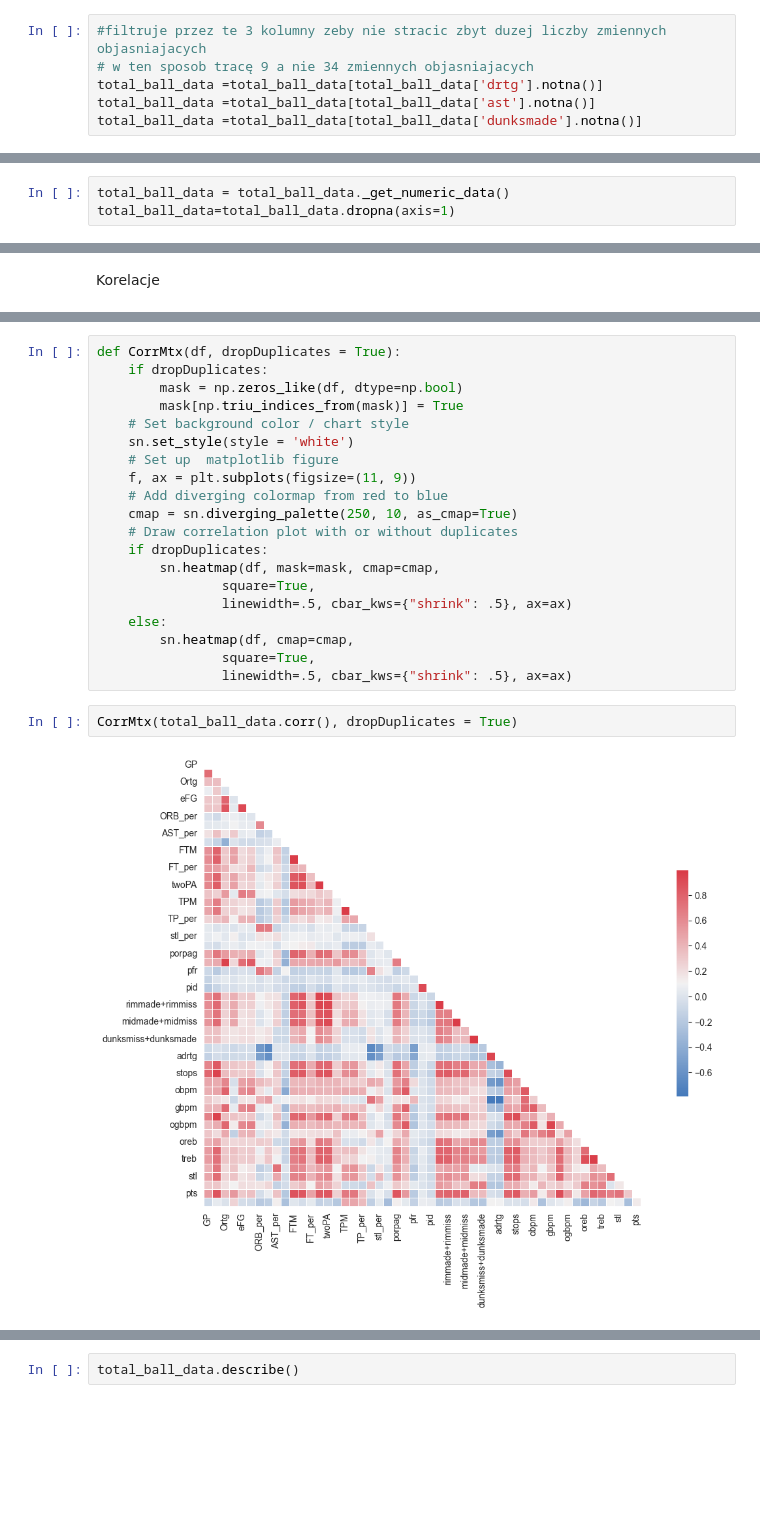
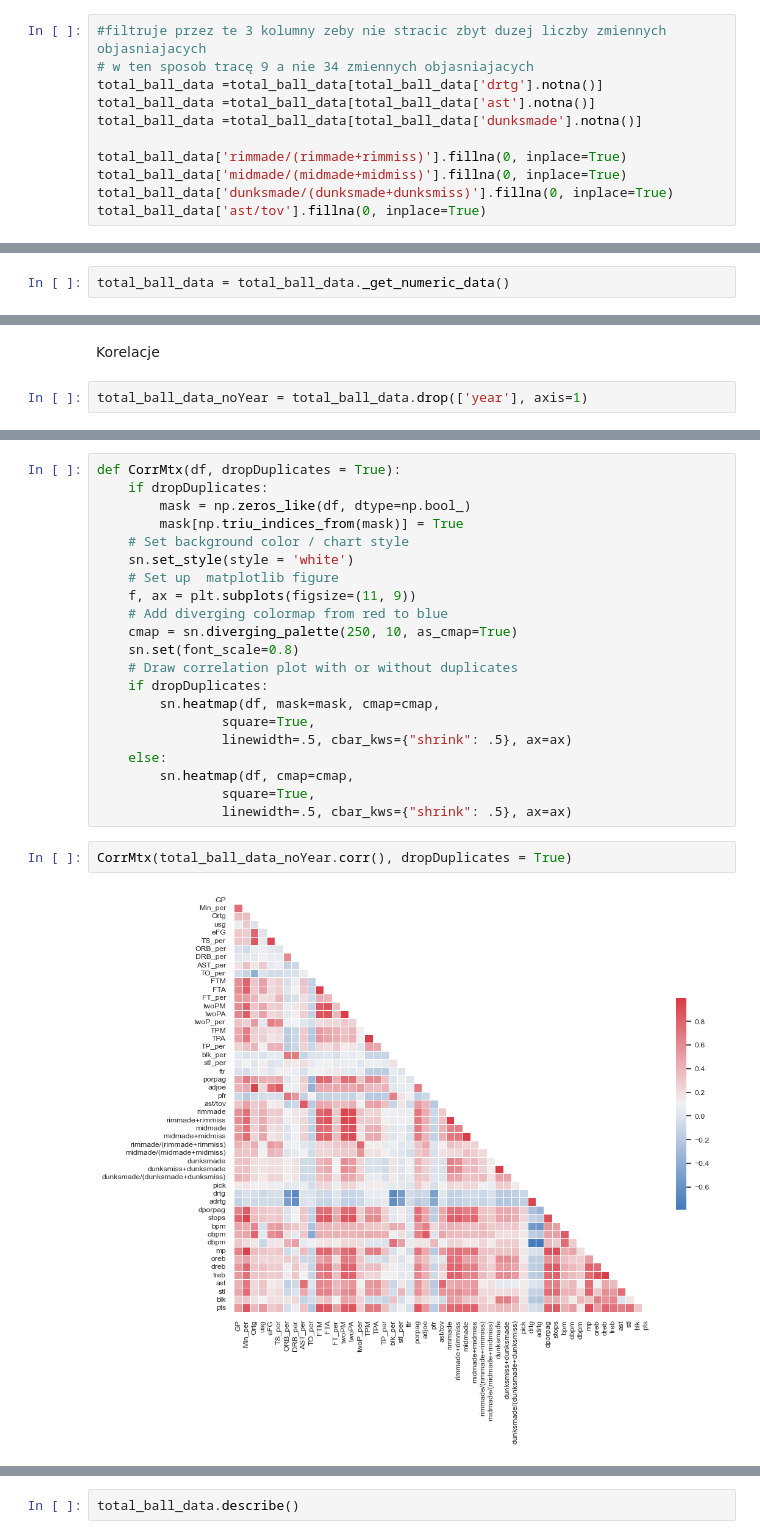
Before and after one commit to rakjuliaoczy/drafting, a Jupyter notebook: factorsAnalysis.ipynb, the cells around one changed output, grey strips where cells are left out. Saved outputs shown, nothing was run; the diff lists cells and outputs as text; blank space fills up the shorter version.

```diff
--- a/factorsAnalysis.ipynb
+++ b/factorsAnalysis.ipynb
@@ -100,6 +95,11 @@ memory usage: 30.5+ MB
 total_ball_data =total_ball_data[total_ball_data['drtg'].notna()]
 total_ball_data =total_ball_data[total_ball_data['ast'].notna()]
 total_ball_data =total_ball_data[total_ball_data['dunksmade'].notna()]
+
+total_ball_data['rimmade/(rimmade+rimmiss)'].fillna(0, inplace=True)
+total_ball_data['midmade/(midmade+midmiss)'].fillna(0, inplace=True)
+total_ball_data['dunksmade/(dunksmade+dunksmiss)'].fillna(0, inplace=True)
+total_ball_data['ast/tov'].fillna(0, inplace=True)
 # %%
 null_columns = total_ball_data.columns[total_ball_data.isnull().any()]
 
@@ -115,6 +115,5 @@ Number of columns with NaN values:  9
 # %%
 total_ball_data = total_ball_data._get_numeric_data()
-total_ball_data=total_ball_data.dropna(axis=1)
 # %% [markdown]
 Na danych do 2020 roku włącznie uczę model. Na danych z 2021 dokonam weryfikacji modelu.
 # %%
@@ -151,3 +152,5 @@ Total number of players 61061
 # %% [markdown]
 Korelacje
+# %%
+total_ball_data_noYear = total_ball_data.drop(['year'], axis=1)
 # %%
@@ -173,7 +176,7 @@ total_ball_data.corr()
 # %%
 def CorrMtx(df, dropDuplicates = True):
     if dropDuplicates:
-        mask = np.zeros_like(df, dtype=np.bool)
+        mask = np.zeros_like(df, dtype=np.bool_)
         mask[np.triu_indices_from(mask)] = True
     # Set background color / chart style
     sn.set_style(style = 'white')
@@ -181,6 +184,7 @@ def CorrMtx(df, dropDuplicates = True):
     f, ax = plt.subplots(figsize=(11, 9))
     # Add diverging colormap from red to blue
     cmap = sn.diverging_palette(250, 10, as_cmap=True)
+    sn.set(font_scale=0.8)
     # Draw correlation plot with or without duplicates
     if dropDuplicates:
         sn.heatmap(df, mask=mask, cmap=cmap,
@@ -191,6 +195,6 @@ def CorrMtx(df, dropDuplicates = True):
                 square=True,
                 linewidth=.5, cbar_kws={"shrink": .5}, ax=ax)
 # %%
-CorrMtx(total_ball_data.corr(), dropDuplicates = True)
+CorrMtx(total_ball_data_noYear.corr(), dropDuplicates = True)
 # %% [output]
-[figure, old version]
+[figure, new version]
```
Also changed, not shown: parts of 15 cells of this notebook.
